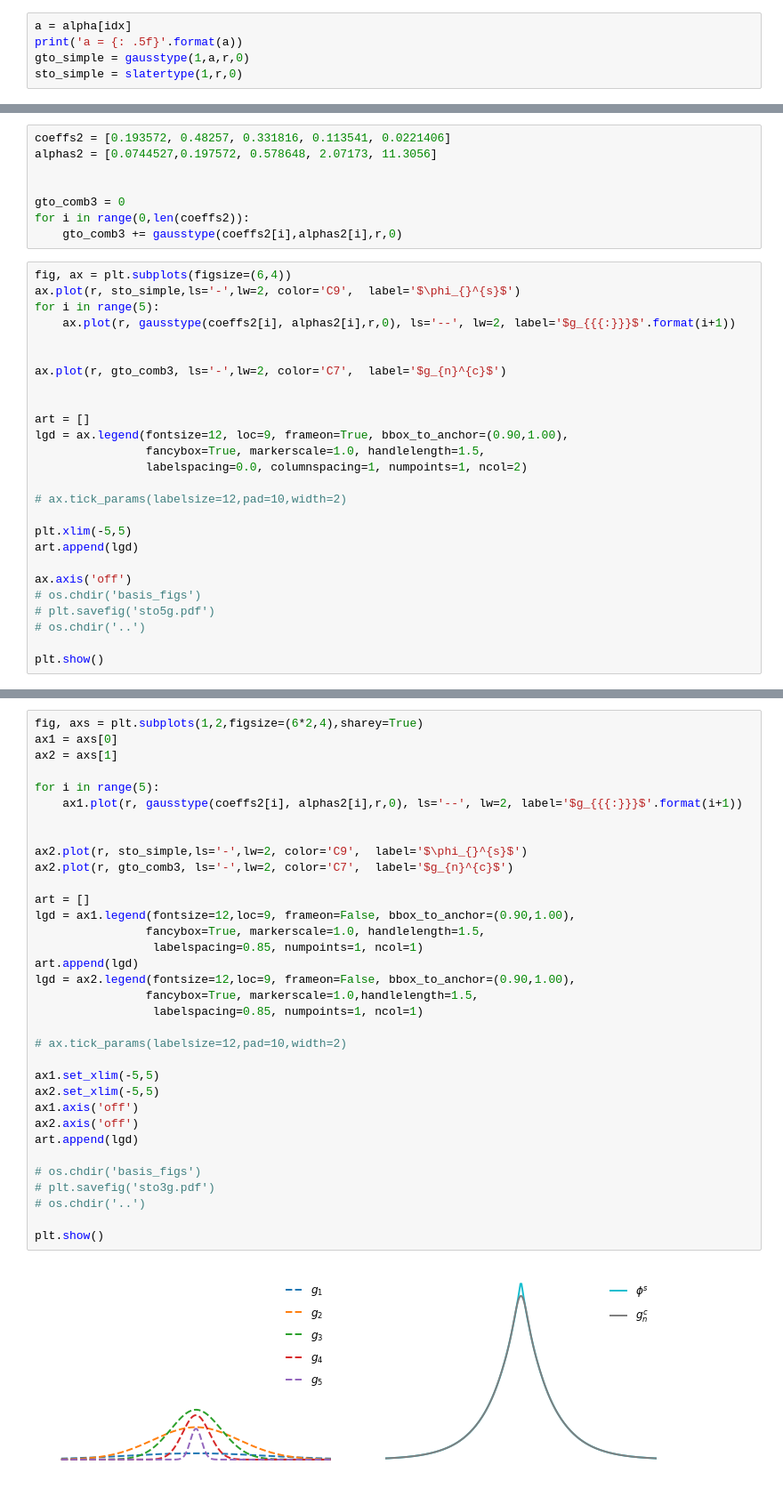
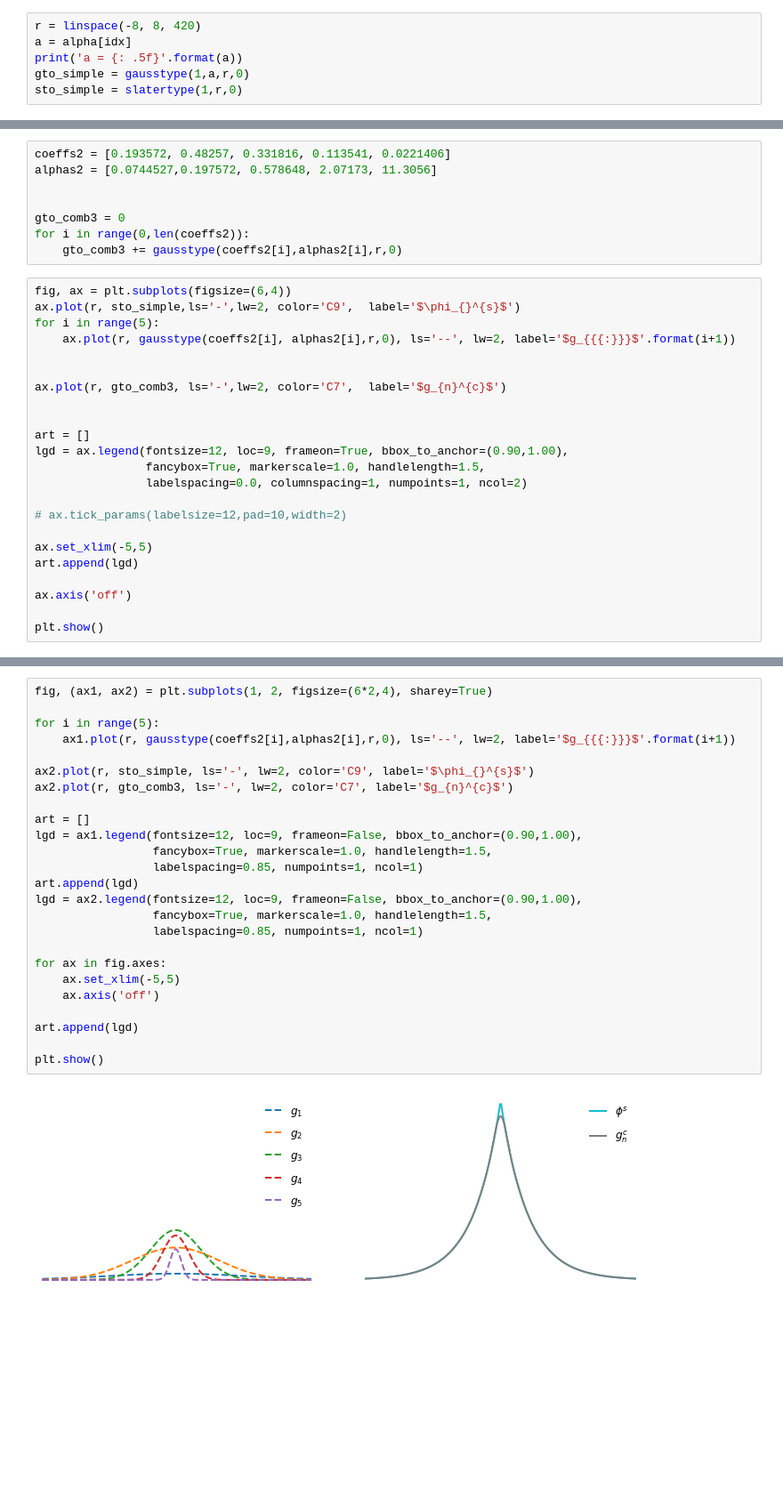
Before and after one commit to aeberso2/SCF_workshop, a Jupyter notebook: Day01/Minimal_Basis_Sets.ipynb, the cells around one changed output, grey strips where cells are left out. Shown: that part at 89% size. Cells and saved outputs as stored; diff of their text form; blank space fills up the shorter version.

```diff
--- a/Day01/Minimal_Basis_Sets.ipynb
+++ b/Day01/Minimal_Basis_Sets.ipynb
@@ -83,4 +88,5 @@ interact(plt_psi, alpha=widgets.FloatSlider(min=0.00, max=0.750, step=0.0001,
 # %%
+r = linspace(-8, 8, 420)
 a = alpha[idx]
 print('a = {: .5f}'.format(a))
 gto_simple = gausstype(1,a,r,0)
@@ -396,13 +397,10 @@ lgd = ax.legend(fontsize=12, loc=9, frameon=True, bbox_to_anchor=(0.90,1.00),
 
 # ax.tick_params(labelsize=12,pad=10,width=2)
 
-plt.xlim(-5,5)
+ax.set_xlim(-5,5)
 art.append(lgd)
 
 ax.axis('off')
-# os.chdir('basis_figs')
-# plt.savefig('sto5g.pdf')
-# os.chdir('..')
 
 plt.show()
 # %% [output]
@@ -410,36 +408,27 @@ plt.show()
 # %%
-fig, axs = plt.subplots(1,2,figsize=(6*2,4),sharey=True)
-ax1 = axs[0]
-ax2 = axs[1]
+fig, (ax1, ax2) = plt.subplots(1, 2, figsize=(6*2,4), sharey=True)
 
 for i in range(5):
-    ax1.plot(r, gausstype(coeffs2[i], alphas2[i],r,0), ls='--', lw=2, label='$g_{{{:}}}$'.format(i+1))
+    ax1.plot(r, gausstype(coeffs2[i],alphas2[i],r,0), ls='--', lw=2, label='$g_{{{:}}}$'.format(i+1))
 
-
-ax2.plot(r, sto_simple,ls='-',lw=2, color='C9',  label='$\phi_{}^{s}$')
-ax2.plot(r, gto_comb3, ls='-',lw=2, color='C7',  label='$g_{n}^{c}$')
+ax2.plot(r, sto_simple, ls='-', lw=2, color='C9', label='$\phi_{}^{s}$')
+ax2.plot(r, gto_comb3, ls='-', lw=2, color='C7', label='$g_{n}^{c}$')
 
 art = []
-lgd = ax1.legend(fontsize=12,loc=9, frameon=False, bbox_to_anchor=(0.90,1.00),
-                fancybox=True, markerscale=1.0, handlelength=1.5,
+lgd = ax1.legend(fontsize=12, loc=9, frameon=False, bbox_to_anchor=(0.90,1.00),
+                 fancybox=True, markerscale=1.0, handlelength=1.5,
                  labelspacing=0.85, numpoints=1, ncol=1)
 art.append(lgd)
-lgd = ax2.legend(fontsize=12,loc=9, frameon=False, bbox_to_anchor=(0.90,1.00),
-                fancybox=True, markerscale=1.0,handlelength=1.5,
+lgd = ax2.legend(fontsize=12, loc=9, frameon=False, bbox_to_anchor=(0.90,1.00),
+                 fancybox=True, markerscale=1.0, handlelength=1.5,
                  labelspacing=0.85, numpoints=1, ncol=1)
 
-# ax.tick_params(labelsize=12,pad=10,width=2)
+for ax in fig.axes:
+    ax.set_xlim(-5,5)
+    ax.axis('off')
 
-ax1.set_xlim(-5,5)
-ax2.set_xlim(-5,5)
-ax1.axis('off')
-ax2.axis('off')
 art.append(lgd)
 
-# os.chdir('basis_figs')
-# plt.savefig('sto3g.pdf')
-# os.chdir('..')
-
 plt.show()
 # %% [output]
-[figure, old version]
+[figure, new version]
```
Also changed, not shown: parts of 16 cells of this notebook, 24 other files.
